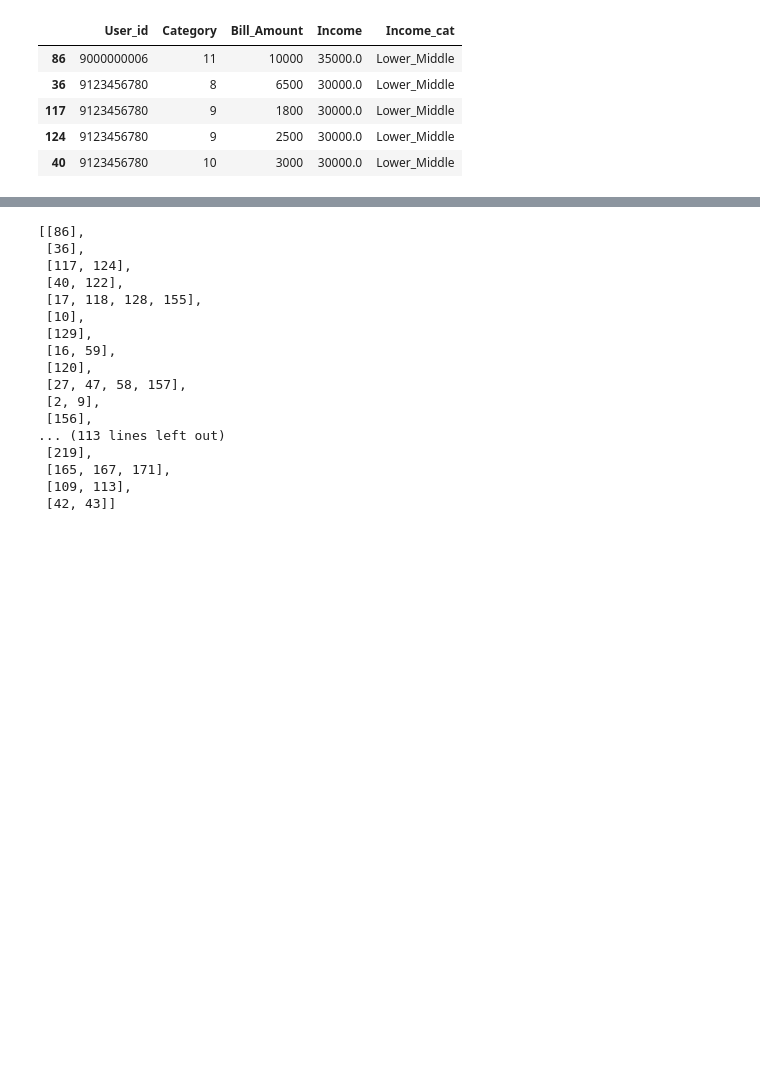
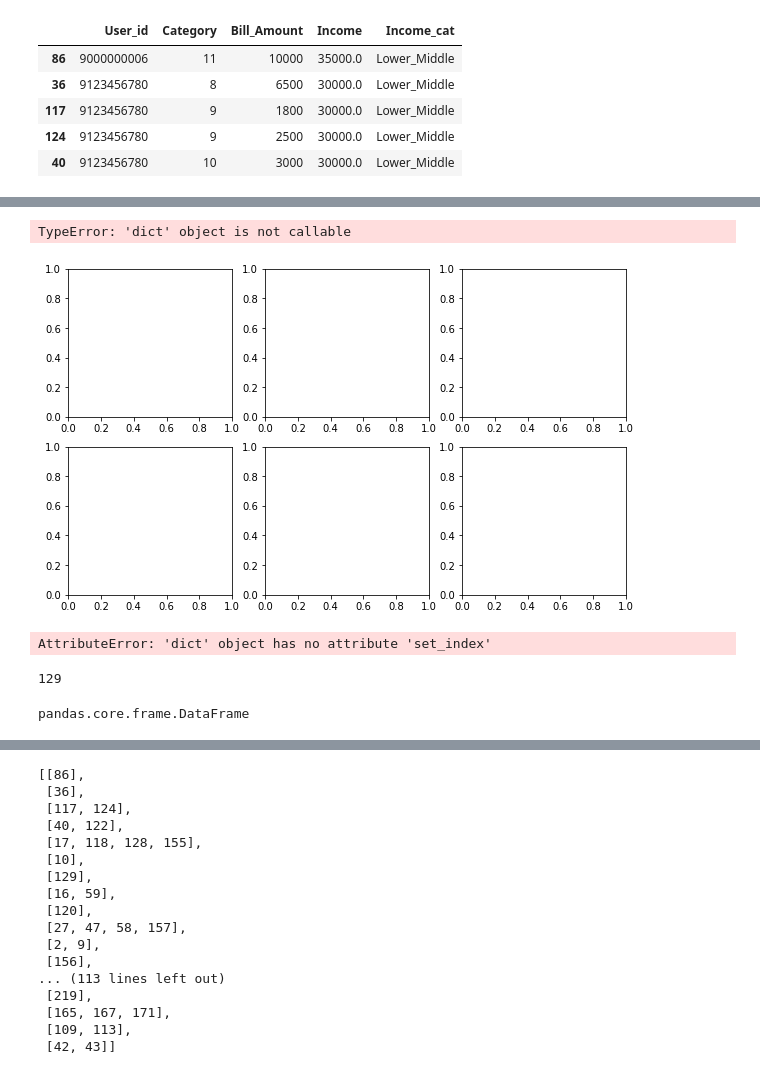
Before and after one commit to sindhushap/My_First_project1, a Jupyter notebook: Data_science_25.26.ipynb, the cells around one changed output, grey strips where cells are left out. Drawn from its saved outputs; the diff is of its cells as text; code cells hidden in the pictures; blank space fills up the shorter version.

```diff
--- a/Data_science_25.26.ipynb
+++ b/Data_science_25.26.ipynb
@@ -492,0 +505,3 @@ p_df.head()
+# %%
+p_df["Income_cat"]=""
+print(p_df.head())
@@ -492,0 +515,10 @@ p_df.head()
+# %%
+for i in range(0,len(p_df)):
+    if p_df.Income.iloc[i] <= 25000:
+        p_df.Income_cat.iloc[i]="Lower"
+    elif p_df.Income.iloc[i] <= 45000:
+        p_df.Income_cat.iloc[i]="Lower_Middle"
+    elif p_df.Income.iloc[i] <= 65000:
+        p_df.Income_cat.iloc[i]="Upper_Middle"
+    elif p_df.Income.iloc[i] > 65000:
+        p_df.Income_cat.iloc[i]="High"
@@ -493,5 +543,5 @@ p_df.head()
 # %%
-p_df["Mean_Bill_Amount"]=""
-cat=p_df.Category.unique()
-print(cat)
-p_df.head()
+#p_df["Mean_Bill_Amount"]=""
+#cat=p_df.Category.unique()
+#print(cat)
+#p_df.head()
@@ -505,0 +556,31 @@ p_df.head()
+# %%
+dict_data=p_df.to_dict()
+#print(dict_data)
+# %%
+fig, axes = plt.subplots(2, 3, figsize=(10, 6))
+
+for i, (idx, row) in enumerate(dict_data('User_id').iterrows()):
+    ax = axes[i // 3, i % 3]
+    row = row[row.gt(row.sum() * .01)]
+    ax.pie(row, labels=row.index, startangle=30)
+    ax.set_title(idx)
+
+fig.subplots_adjust(wspace=.2)
+# %% [output]
+TypeError: 'dict' object is not callable
+[figure, added]
+# %%
+for i, (idx, row) in enumerate(dict_data.set_index('User_id').iterrows()):
+    print(i)
+    print(idx)
+    print(row)
+# %% [output]
+AttributeError: 'dict' object has no attribute 'set_index'
+# %%
+len(p_df.Bill_Amount)
+# %% [output]
+129
+# %%
+type(p_df)
+# %% [output]
+pandas.core.frame.DataFrame
```
Also changed, not shown: parts of 19 cells of this notebook.
